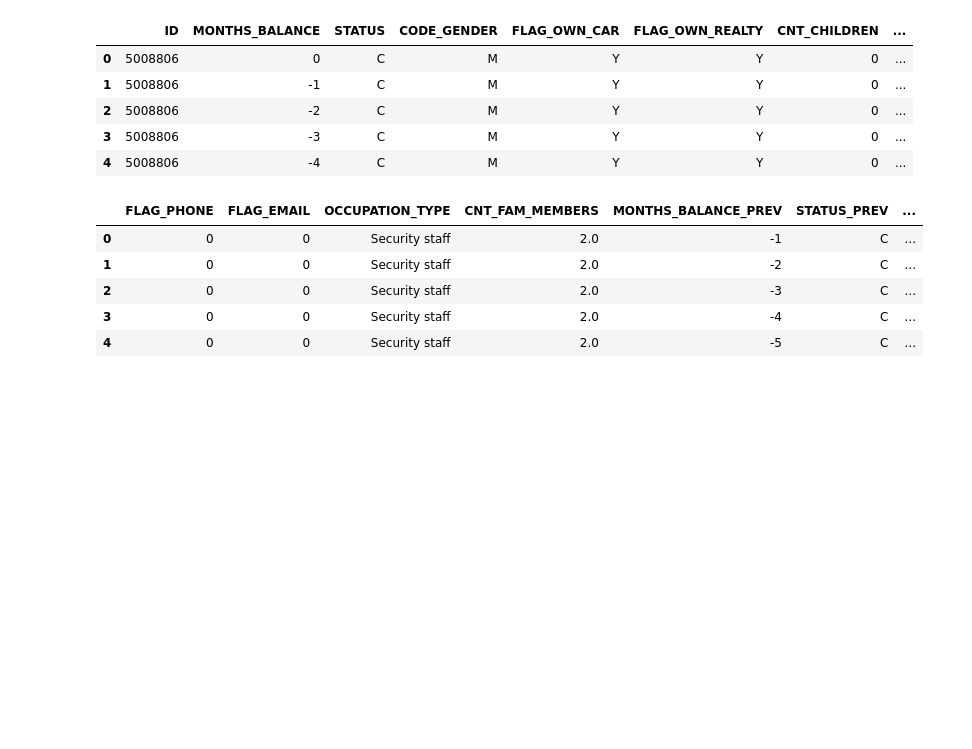
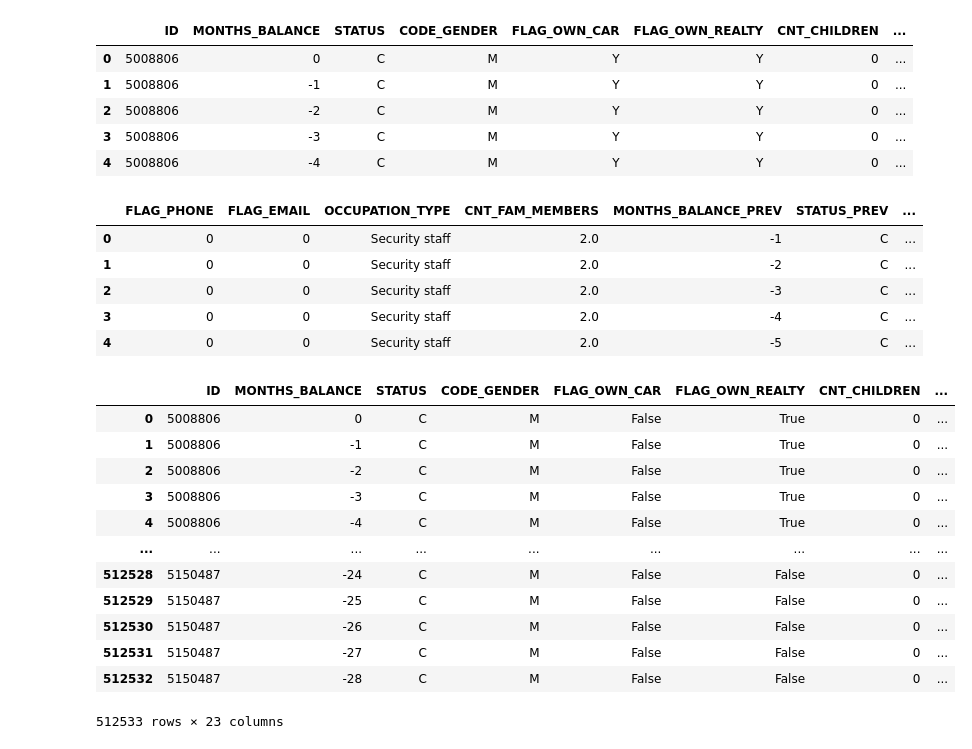
Before and after one commit to LaurenBassett/CreditCardApprovalModel, a Jupyter notebook: DataProcessor.ipynb, the cells around one changed output. Saved outputs shown, nothing was run; the diff lists cells and outputs as text; code cells hidden in the pictures; blank space fills up the shorter version.

```diff
--- a/DataProcessor.ipynb
+++ b/DataProcessor.ipynb
@@ -342,0 +359,16 @@ df_clean[df_clean.columns[12:24]].head()
+# %%
+df_clean.drop(columns=['DAYS_EMPLOYED', 'DAYS_BIRTH'])
+# %% [output]
+|  | ID | MONTHS_BALANCE | STATUS | CODE_GENDER | FLAG_OWN_CAR | FLAG_OWN_REALTY | CNT_CHILDREN | ... |
+| 0 | 5008806 | 0 | C | M | False | True | 0 | ... |
+| 1 | 5008806 | -1 | C | M | False | True | 0 | ... |
+| 2 | 5008806 | -2 | C | M | False | True | 0 | ... |
+| 3 | 5008806 | -3 | C | M | False | True | 0 | ... |
+| 4 | 5008806 | -4 | C | M | False | True | 0 | ... |
+| ... | ... | ... | ... | ... | ... | ... | ... | ... |
+| 512528 | 5150487 | -24 | C | M | False | False | 0 | ... |
+| 512529 | 5150487 | -25 | C | M | False | False | 0 | ... |
+| 512530 | 5150487 | -26 | C | M | False | False | 0 | ... |
+| 512531 | 5150487 | -27 | C | M | False | False | 0 | ... |
+| 512532 | 5150487 | -28 | C | M | False | False | 0 | ... |
+512533 rows × 23 columns
```
Also changed, not shown: parts of 8 cells of this notebook.
